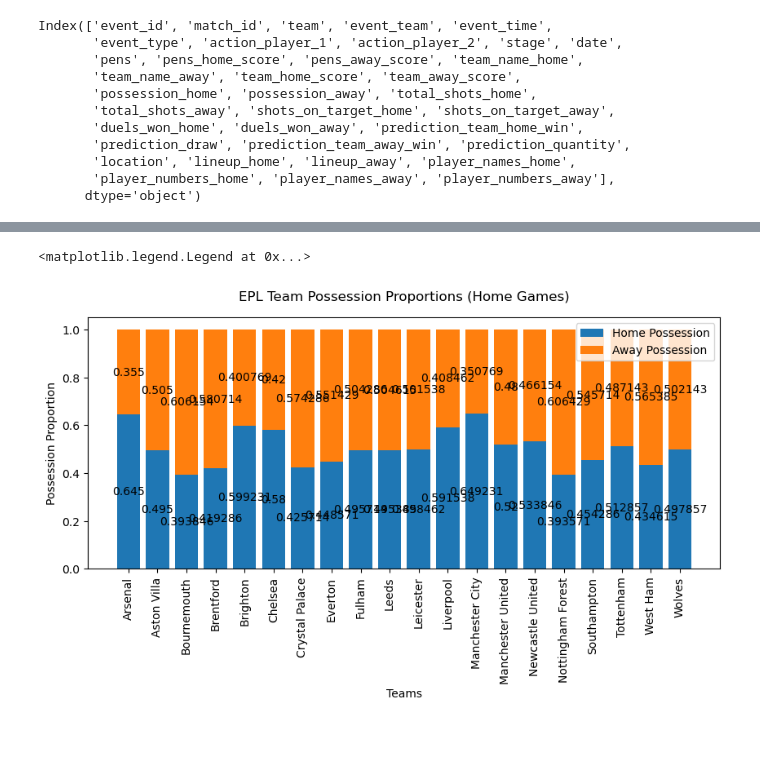
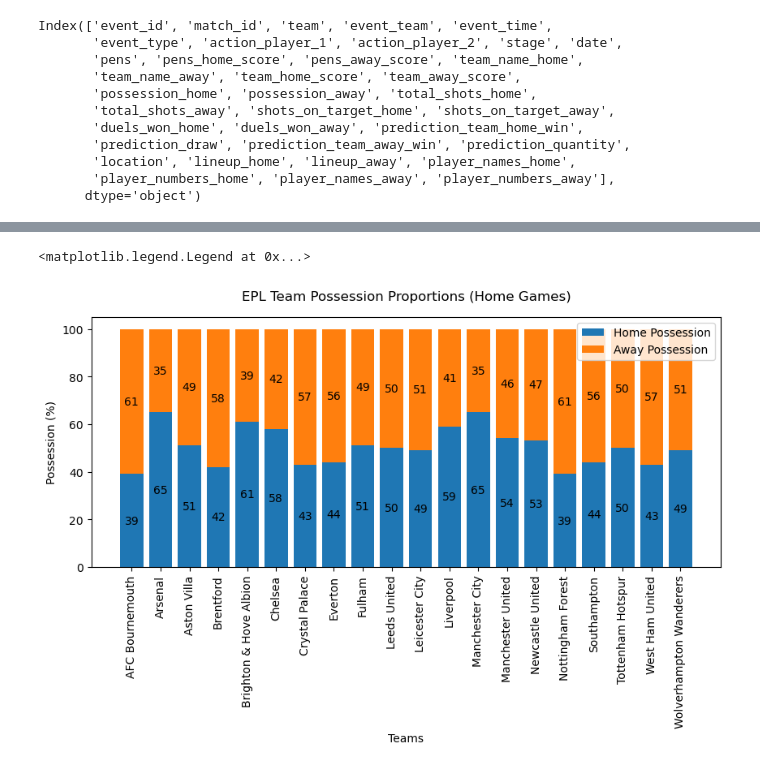
Before and after one commit to chikeibezim/premierleague-22-23, a Jupyter notebook: premier-league-analysis.ipynb, the cells around one changed output, grey strips where cells are left out. Cells and saved outputs as stored; diff of their text form; code cells hidden in the pictures; blank space fills up the shorter version.

```diff
--- a/premier-league-analysis.ipynb
+++ b/premier-league-analysis.ipynb
@@ -112,7 +116,8 @@ Index(['event_id', 'match_id', 'team', 'event_team', 'event_time',
 # %%
 # Let's get some columns that we need for some analysis
 
-epl_matches_select = events_matches_df[['match_id', 'team', 'event_team','stage', 'date', 'team_name_home', 'team_name_away',
+epl_matches_select = events_matches_df[['match_id', 'team', 'event_team',
+     'stage', 'date', 'team_name_home', 'team_name_away',
        'team_home_score', 'team_away_score', 'possession_home',
        'possession_away', 'total_shots_home', 'total_shots_away',
        'shots_on_target_home', 'shots_on_target_away', 'duels_won_home',
@@ -155,5 +175,5 @@ See the caveats in the documentation: https://pandas.pydata.org/pandas-docs/stab
 # %%
-fig, (ax1, ax2) = plt.subplots(2,1, sharex=True, sharey=True, figsize=(10,10))
+fig, (ax1, ax2) = plt.subplots(2,1, sharex=True, sharey=True, figsize=(10,12))
 
 home_goals = team_goals[team_goals["event_team"] == "home"][["Home Team Goals","Away Team Goals"]]
 away_goals = team_goals[team_goals["event_team"] == "away"][["Home Team Goals","Away Team Goals"]]
@@ -168,7 +188,7 @@ ax2.set_title("AWAY MATCHES")
 ax2.set_ylabel("Goals Scored")
 
 for container in ax1.containers:
-    ax1.bar_label(container)
+    ax1.bar_label(container, padding=5)
 
 for container in ax2.containers:
     ax2.bar_label(container)
@@ -184,0 +208,6 @@ fig.savefig("epl_goals.png")
+# %%
+team_possession = group_team_data("possession_home","possession_away", [np.mean])
+
+team_possession[["possession_home", "possession_away"]] = team_possession[["possession_home", "possession_away"]].apply(lambda x: round(x * 100))
+
+team_possession.head()
@@ -185,27 +222,25 @@ fig.savefig("epl_goals.png")
 # %%
 # Team Possessions, Home Games
-
-team_possession = group_team_data("possession_home","possession_away", np.mean)
 
 home_possession = team_possession[team_possession["event_team"] == "home"][["possession_home","possession_away"]]
 
 fig, ax = plt.subplots(figsize=(10, 4))
 
 ax.bar(home_possession.index, home_possession["possession_home"], label="Home Possession")
 ax.bar(home_possession.index, home_possession["possession_away"], bottom=home_possession["possession_home"], label="Away Possession")
 ax.set_xticklabels(home_possession.index, rotation=90)
 
 ax.set_xlabel("Teams")
-ax.set_ylabel("Possession Proportion")
+ax.set_ylabel("Possession (%)")
 ax.set_title("EPL Team Possession Proportions (Home Games)", pad=15)
 
 for container in ax.containers:
     ax.bar_label(container, label_type="center")
 
 plt.legend()
 # %% [output]
 <matplotlib.legend.Legend at 0x...>
-[figure, old version]
+[figure, new version]
 # %%
 # Team Possessions, Home Games
 
```
Also changed, not shown: parts of 31 cells of this notebook.
